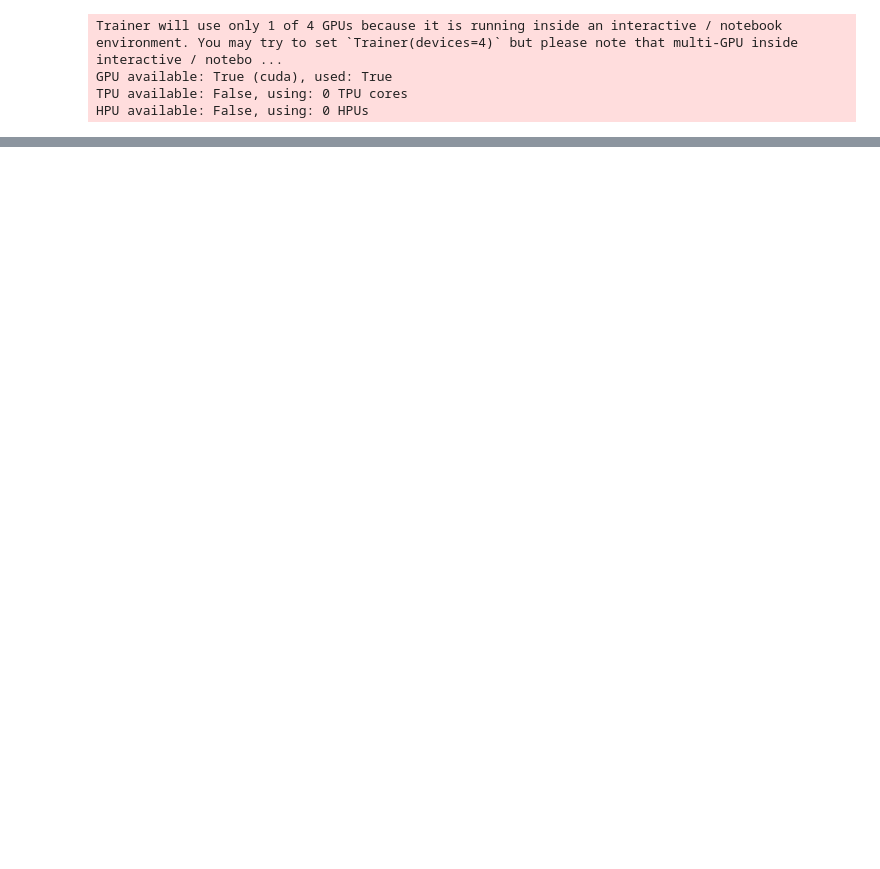
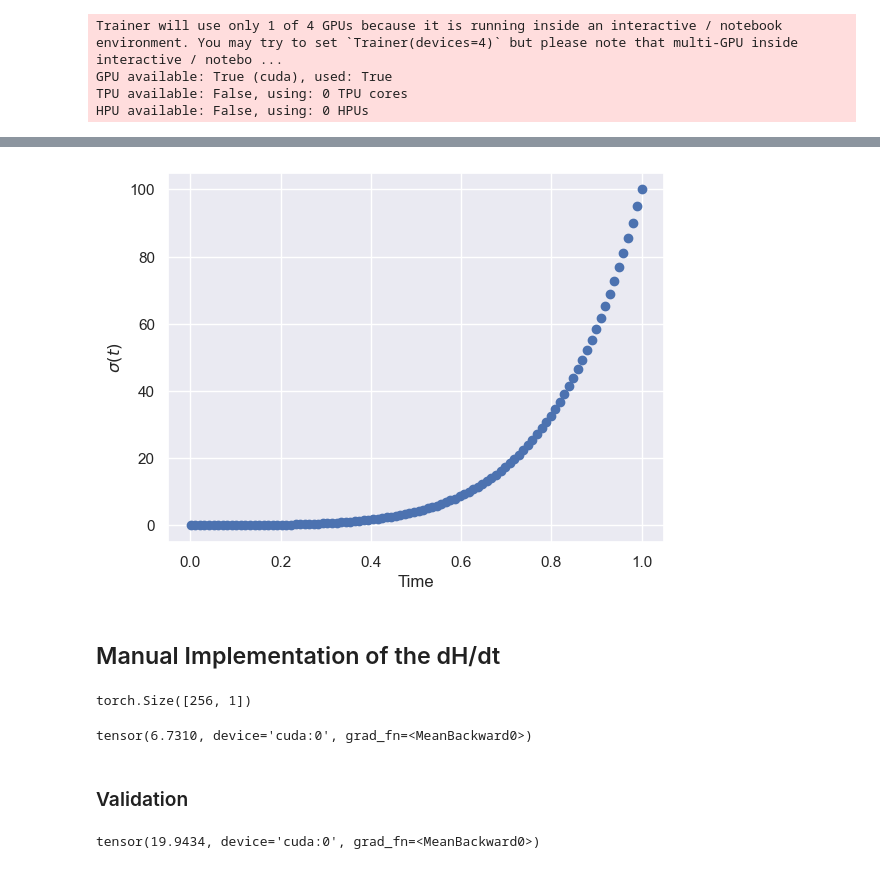
Before and after one commit to gabrielrayasony/cedm, a Jupyter notebook: toy_example.ipynb, the cells around one changed output, grey strips where cells are left out. Cells and saved outputs as stored; diff of their text form; code cells hidden in the pictures; blank space fills up the shorter version.

```diff
--- a/toy_example.ipynb
+++ b/toy_example.ipynb
@@ -327,0 +333,14 @@ NameError: name 'fuckers' is not defined
+# %%
+rho = 7.0
+sigma_min = 0.01
+sigma_max = 100
+num_steps = 100
+time_steps = torch.linspace(1e-3, 1, num_steps)
+sigma_steps = (sigma_min ** (1 / rho) +  time_steps * (sigma_max ** (1 / rho) - sigma_min ** (1 / rho))) ** rho
+
+plt.scatter(time_steps, sigma_steps)
+plt.xlabel("Time")
+plt.ylabel("$\sigma(t)$")
+plt.show()
+# %% [output]
+[figure, added]
@@ -327,0 +350,36 @@ NameError: name 'fuckers' is not defined
+# %% [markdown]
+## Manual Implementation of the dH/dt
+# %%
+# Choose a time step
+t = torch.ones(x.shape[0], device=device) * 0.1
+x = x.to(device)
+noise = noise.to(device)
+
+sigma_t = (sigma_min ** (1 / rho) +  t * (sigma_max ** (1 / rho) - sigma_min ** (1 / rho))) ** rho
+sigma_t = torch.ones(x.shape[0], device=device) * sigma_t
+sigma_t = expand_dims(sigma_t, 2)
+print(sigma_t.shape)
+
+x_t = x + noise * sigma_t
+score = model.compute_score(x_t, sigma_t)
+signal_t = model.noise_sampler.signal(t)
+
+mean_square_l2_norm_score = torch.mean(torch.sum(score**2, dim=-1))
+D = 2
+entropy_derivative = D/t - signal_t**2 * sigma_t * mean_square_l2_norm_score
+entropy_derivative.mean()
+# %% [output]
+torch.Size([256, 1])
+tensor(6.7310, device='cuda:0', grad_fn=<MeanBackward0>)
+# %% [markdown]
+### Validation
+# %%
+%reload_ext autoreload
+%autoreload 2
+
+from models.entropy_analysis import EntropyAnalyzer
+
+entropy_analyzer = EntropyAnalyzer(model)
+entropy_analyzer.compute_time_derivative_entropy(x_t, t)
+# %% [output]
+tensor(19.9434, device='cuda:0', grad_fn=<MeanBackward0>)
```
Also changed, not shown: parts of 34 cells of this notebook, 14 other files.
